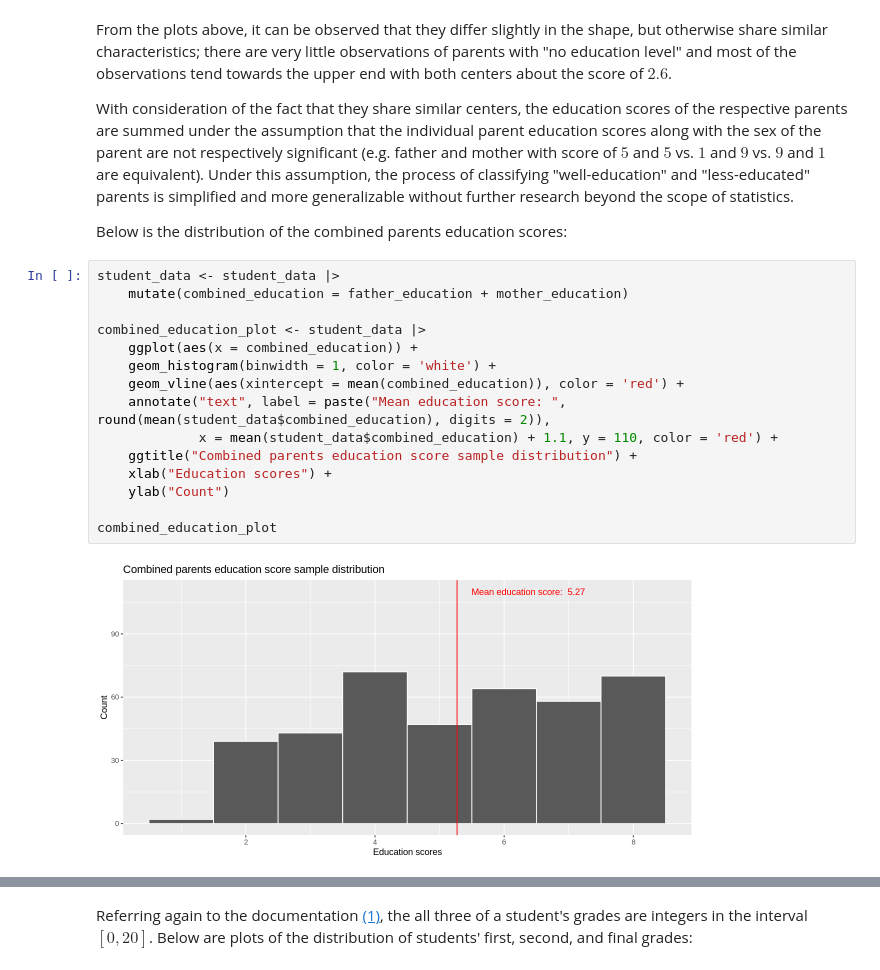
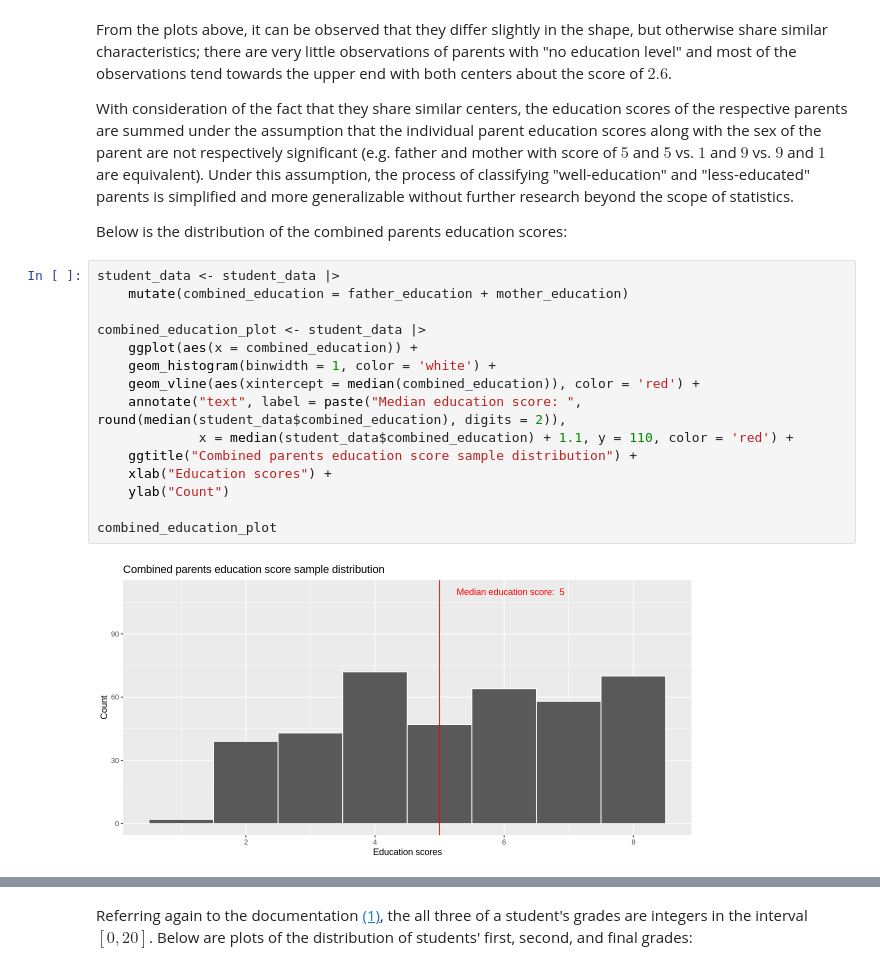
Before and after one commit to j-ackyao/STAT-Inference, a Jupyter notebook: project report.ipynb, the cells around one changed output, grey strips where cells are left out. Saved outputs shown, nothing was run; the diff lists cells and outputs as text.

```diff
--- a/project report.ipynb
+++ b/project report.ipynb
@@ -123,18 +141,18 @@ Below is the distribution of the combined parents education scores:
 # %%
 student_data <- student_data |>
     mutate(combined_education = father_education + mother_education)
 
 combined_education_plot <- student_data |>
     ggplot(aes(x = combined_education)) +
     geom_histogram(binwidth = 1, color = 'white') +
-    geom_vline(aes(xintercept = mean(combined_education)), color = 'red') +
-    annotate("text", label = paste("Mean education score: ", round(mean(student_data$combined_education), digits = 2)),
-             x = mean(student_data$combined_education) + 1.1, y = 110, color = 'red') +
+    geom_vline(aes(xintercept = median(combined_education)), color = 'red') +
+    annotate("text", label = paste("Median education score: ", round(median(student_data$combined_education), digits = 2)),
+             x = median(student_data$combined_education) + 1.1, y = 110, color = 'red') +
     ggtitle("Combined parents education score sample distribution") +
     xlab("Education scores") +
     ylab("Count")
 
 combined_education_plot
 # %% [output]
-[figure, old version]
+[figure, new version]
 # %% [markdown]
```
Also changed, not shown: parts of 8 cells of this notebook.
